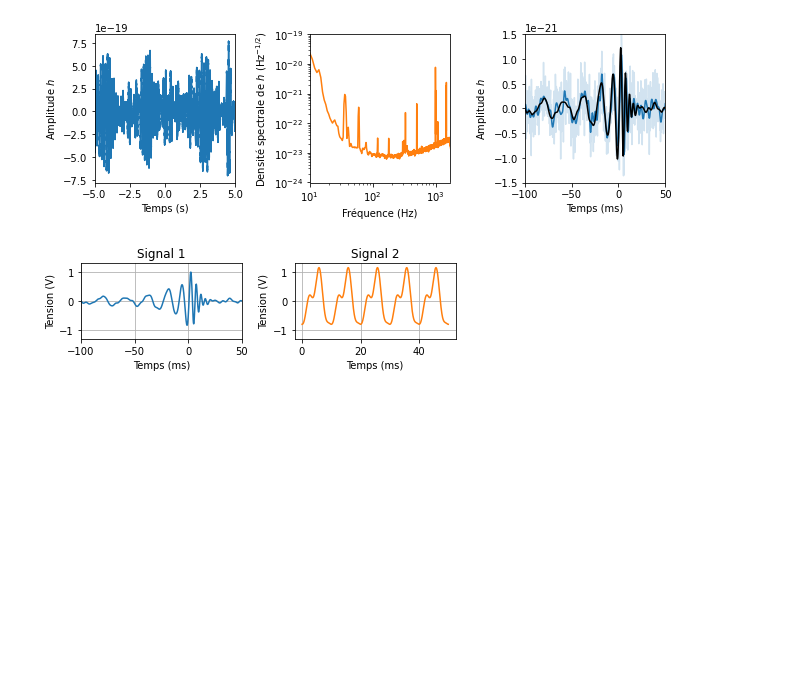
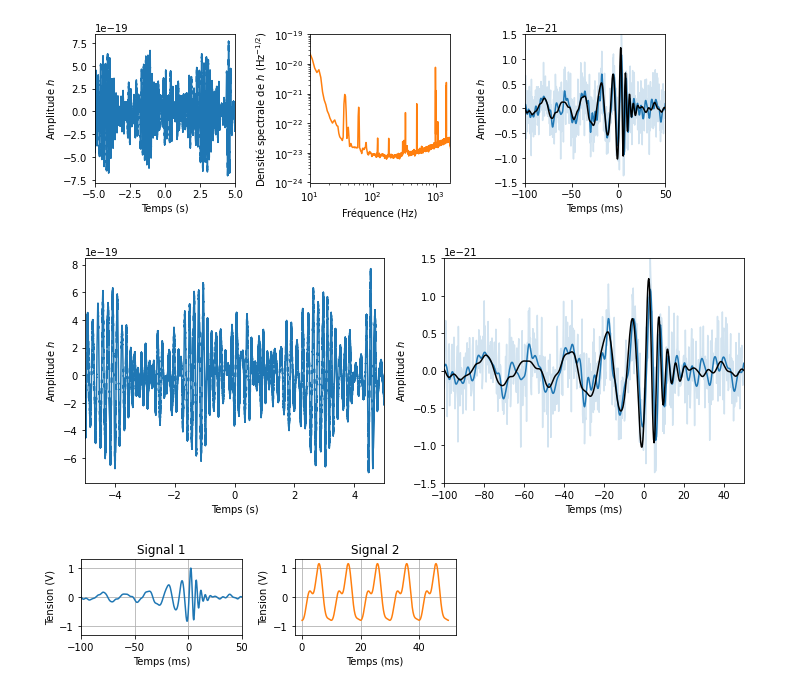
Before and after one commit to remimetzdorff/agregation, a Jupyter notebook: MEPD/DATA_analysis_LIGO.ipynb, the cells around one changed output. Drawn from its saved outputs; the diff is of its cells as text; code cells hidden in the pictures; blank space fills up the shorter version.

```diff
--- a/MEPD/DATA_analysis_LIGO.ipynb
+++ b/MEPD/DATA_analysis_LIGO.ipynb
@@ -378,6 +378,37 @@ plt.tight_layout()
 #mysavefig("GW150914_data.png")
 # %% [output]
 [figure]
+# %%
+##### Last plot
+
+plt.figure(figsize=(10,4))
+sps = (1,2)
+
+ax1 = plt.subplot2grid(sps, (0,0))
+ax3 = plt.subplot2grid(sps, (0,1))
+
+ax1.plot(time_H1-tevent, strain_H1)
+#plt.plot(time_L1-tevent, strain_L1)
+ax1.set_xlim(-5, 5)
+#ax1.xlim([-0.2,0.1])
+ax1.set_xlabel("Temps (s)")
+ax1.set_ylabel("Amplitude $h$")
+
+scale = 1.25e-21/3.6
+ax3.plot((time-tevent)*1e3, strain_H1_whiten*scale, "C0", alpha=0.2)
+ax3.plot((time-tevent)*1e3,strain_H1_whitenbp*scale,'C0',label='H1 strain')
+#ax3.plot(time-tevent,strain_L1_shift*scale,'g',label='L1 strain')
+ax3.plot((NRtime+0.002)*1e3,NR_H1_whitenbp*scale,'k',label='matched NR waveform')
+ax3.set_xlim([-100,50])
+ax3.set_ylim([-1.5e-21,1.5e-21])
+ax3.set_xlabel("Temps (ms)")
+ax3.set_ylabel("Amplitude $h$")
+
+plt.tight_layout()
+
+mysavefig("GW150914_data_agnes.png")
+# %% [output]
+[figure, added]
 # %%
 plt.figure(figsize=(6,2))
 sps = (1,2)
```
Also changed, not shown: 3 other files.
